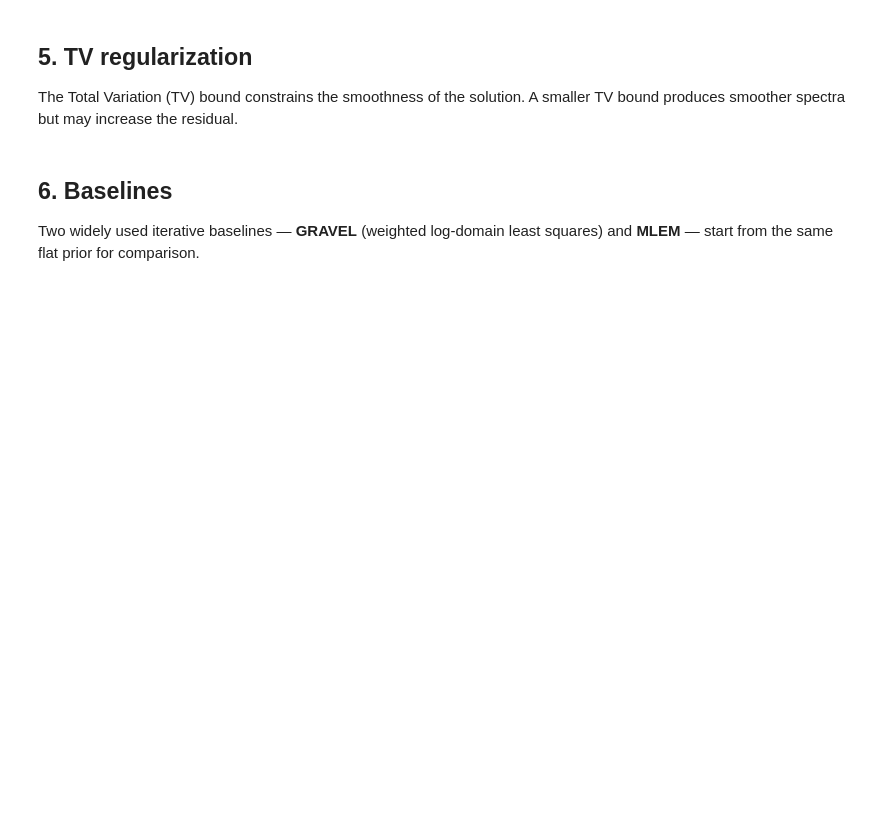
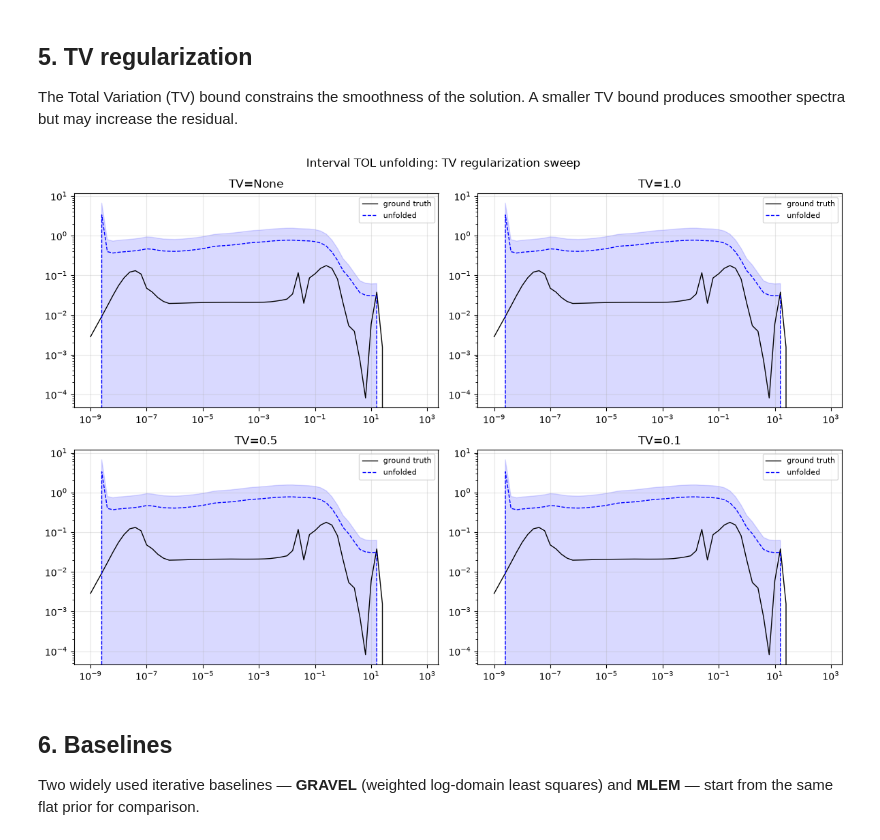
Before and after one commit to Radiationsafety/bssunfold, a Jupyter notebook: examples/83-interval-tol-iaea.ipynb, the cells around one changed output. Cells and saved outputs as stored; diff of their text form; code cells hidden in the pictures; blank space fills up the shorter version.

```diff
--- a/examples/83-interval-tol-iaea.ipynb
+++ b/examples/83-interval-tol-iaea.ipynb
@@ -149,25 +188,27 @@ increase the residual.
 # %%
 tv_bounds = [None, 1.0, 0.5, 0.1]
 
 fig, axes = plt.subplots(2, 2, figsize=(12, 8))
 axes = axes.flatten()
 for ax, tv in zip(axes, tv_bounds):
     res = detector.unfold_interval_tol(
         readings, noise_level=0.1, tv_bound=tv,
         max_neutron_energy=20.0, save_result=False,
     )
     label = f"TV={tv}" if tv is not None else "TV=None"
-    ax.loglog(E, phi_true, "k-", lw=1, label="ground truth")
-    ax.loglog(E, res["spectrum"], "b--", lw=1, label="unfolded")
-    ax.fill_between(E, res["spectrum_lower"], res["spectrum_upper"],
+    ax.loglog(E_active, phi_true_active, "k-", lw=1, label="ground truth")
+    ax.loglog(E_active, res["spectrum"], "b--", lw=1, label="unfolded")
+    ax.fill_between(E_active, res["spectrum_lower"], res["spectrum_upper"],
                     color="blue", alpha=0.15)
     ax.set_title(label)
     ax.legend(fontsize=8)
     ax.grid(True, alpha=0.3)
 
 plt.suptitle("Interval TOL unfolding: TV regularization sweep")
 plt.tight_layout()
 plt.show()
+# %% [output]
+[figure, added]
 # %% [markdown]
 ## 6. Baselines
 
```
Also changed, not shown: parts of 5 cells of this notebook, 1 other file.
